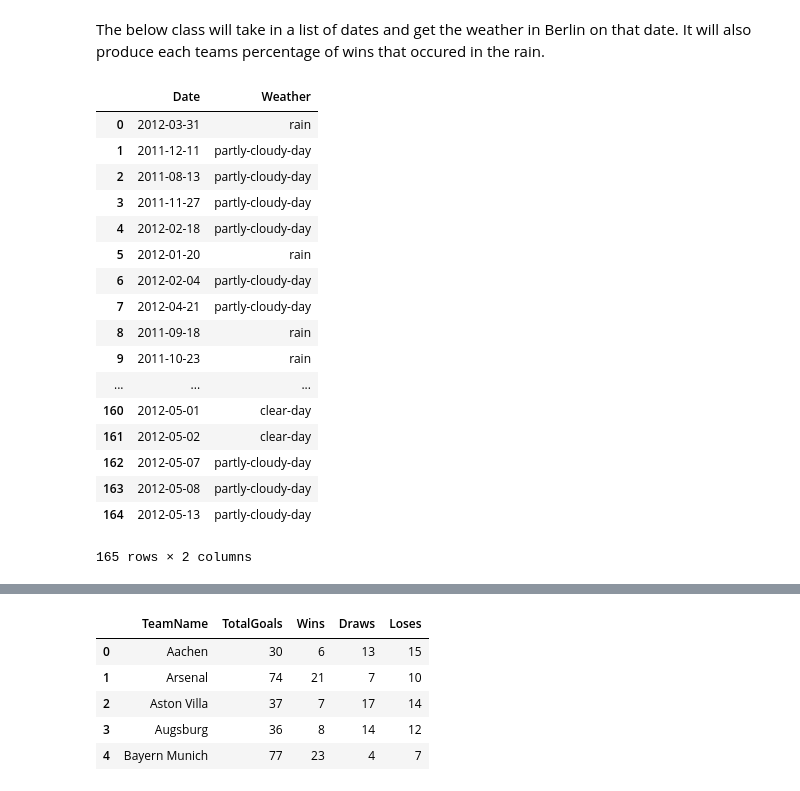
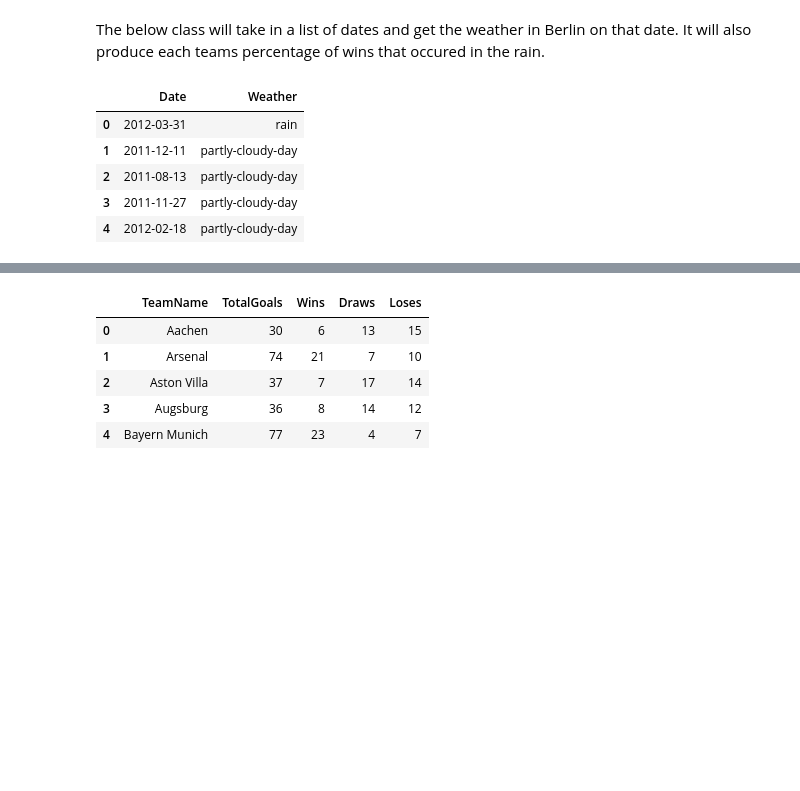
Before and after one commit to erikajane/Soccer_in_the_Rain, a Jupyter notebook: OOP Work.ipynb, the cells around one changed output, grey strips where cells are left out. Saved outputs shown, nothing was run; the diff lists cells and outputs as text; code cells hidden in the pictures; blank space fills up the shorter version.

```diff
--- a/OOP Work.ipynb
+++ b/OOP Work.ipynb
@@ -143,25 +143,14 @@ class WeatherGetter:
         rain_win_df.columns = ['TeamName', 'RainWinPercentage']
         return rain_win_df
 # %%
-test1 = WeatherGetter()
+weather = WeatherGetter()
 # %%
-test1.get_weather_for_all_days(Matches_2011_df.Date.unique())
+weather_df = weather.get_weather_for_all_days(Matches_2011_df.Date.unique())
+weather_df.head()
 # %% [output]
 |  | Date | Weather |
 | 0 | 2012-03-31 | rain |
 | 1 | 2011-12-11 | partly-cloudy-day |
 | 2 | 2011-08-13 | partly-cloudy-day |
 | 3 | 2011-11-27 | partly-cloudy-day |
 | 4 | 2012-02-18 | partly-cloudy-day |
-| 5 | 2012-01-20 | rain |
-| 6 | 2012-02-04 | partly-cloudy-day |
-| 7 | 2012-04-21 | partly-cloudy-day |
-| 8 | 2011-09-18 | rain |
-| 9 | 2011-10-23 | rain |
-| ... | ... | ... |
-| 160 | 2012-05-01 | clear-day |
-| 161 | 2012-05-02 | clear-day |
-| 162 | 2012-05-07 | partly-cloudy-day |
-| 163 | 2012-05-08 | partly-cloudy-day |
-| 164 | 2012-05-13 | partly-cloudy-day |
-165 rows × 2 columns
```
Also changed, not shown: parts of 22 cells of this notebook, 3 other files.
